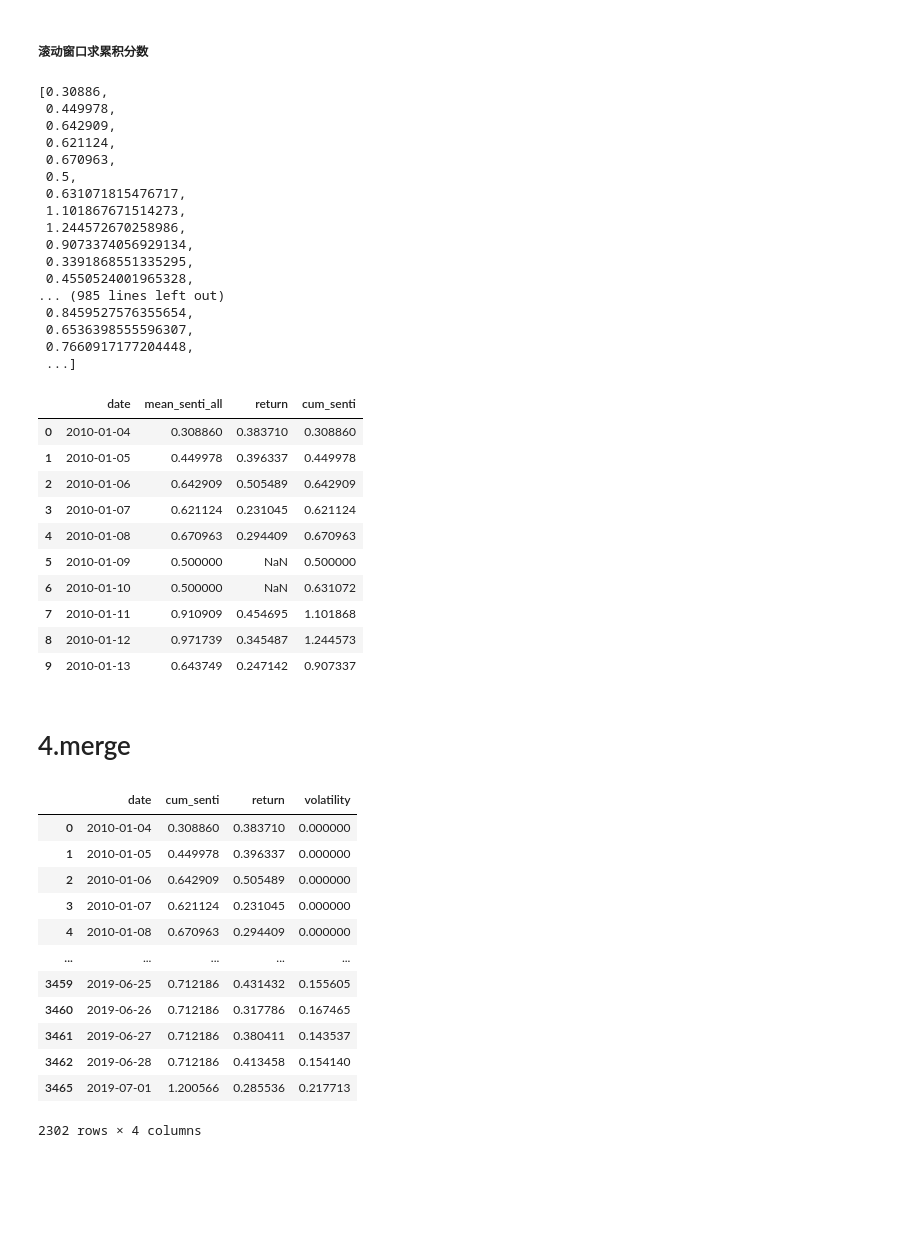
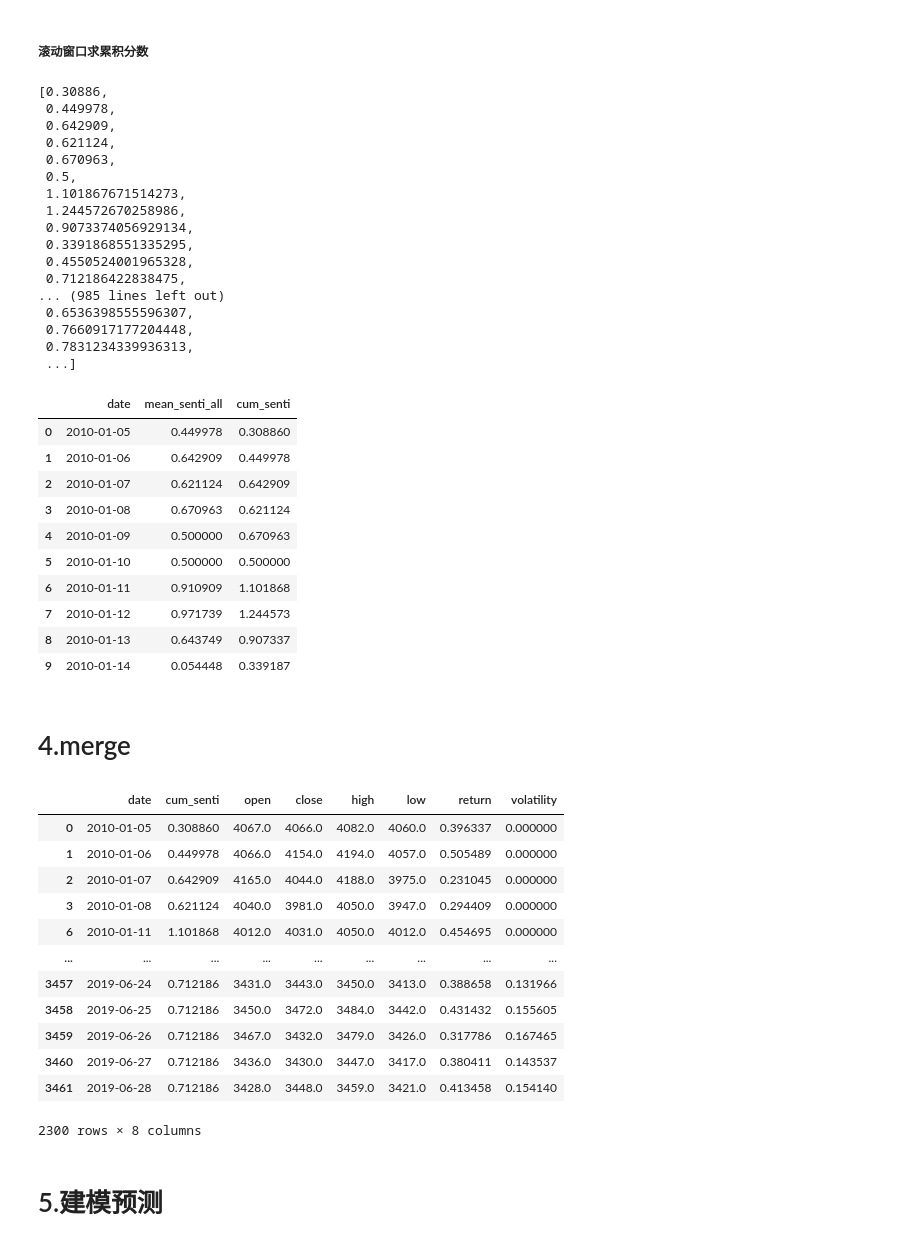
Before and after one commit to JAYING-L/forecast, a Jupyter notebook: VMD_Bilstm_A0.ipynb, the cells around one changed output. Drawn from its saved outputs; the diff is of its cells as text; code cells hidden in the pictures; blank space fills up the shorter version.

```diff
--- a/VMD_Bilstm_A0.ipynb
+++ b/VMD_Bilstm_A0.ipynb
@@ -376,6 +376,6 @@ text
 ##### 创建固定长度的连续时间序列
 # %%
 #创建对应日期数组,创建固定长度的日期索引
-senti_date=pd.date_range('20100104','20190701')
+senti_date=pd.date_range('20100105','20190630')
 senti_date
 # %% [output]
@@ -477,52 +477,58 @@ Cumulated(cum_senti)
  0.621124,
  0.670963,
  0.5,
- 0.631071815476717,
  1.101867671514273,
  1.244572670258986,
  0.9073374056929134,
  0.3391868551335295,
  0.4550524001965328,
+ 0.712186422838475,
 ... (985 lines left out)
- 0.8459527576355654,
  0.6536398555596307,
  0.7660917177204448,
+ 0.7831234339936313,
  ...]
 # %%
 senti['cum_senti']=Cumulated(cum_senti)
 senti.head(10)
 # %% [output]
-|  | date | mean_senti_all | return | cum_senti |
-| 0 | 2010-01-04 | 0.308860 | 0.383710 | 0.308860 |
-| 1 | 2010-01-05 | 0.449978 | 0.396337 | 0.449978 |
-| 2 | 2010-01-06 | 0.642909 | 0.505489 | 0.642909 |
-| 3 | 2010-01-07 | 0.621124 | 0.231045 | 0.621124 |
-| 4 | 2010-01-08 | 0.670963 | 0.294409 | 0.670963 |
-| 5 | 2010-01-09 | 0.500000 | NaN | 0.500000 |
-| 6 | 2010-01-10 | 0.500000 | NaN | 0.631072 |
-| 7 | 2010-01-11 | 0.910909 | 0.454695 | 1.101868 |
-| 8 | 2010-01-12 | 0.971739 | 0.345487 | 1.244573 |
-| 9 | 2010-01-13 | 0.643749 | 0.247142 | 0.907337 |
+|  | date | mean_senti_all | cum_senti |
+| 0 | 2010-01-05 | 0.449978 | 0.308860 |
+| 1 | 2010-01-06 | 0.642909 | 0.449978 |
+| 2 | 2010-01-07 | 0.621124 | 0.642909 |
+| 3 | 2010-01-08 | 0.670963 | 0.621124 |
+| 4 | 2010-01-09 | 0.500000 | 0.670963 |
+| 5 | 2010-01-10 | 0.500000 | 0.500000 |
+| 6 | 2010-01-11 | 0.910909 | 1.101868 |
+| 7 | 2010-01-12 | 0.971739 | 1.244573 |
+| 8 | 2010-01-13 | 0.643749 | 0.907337 |
+| 9 | 2010-01-14 | 0.054448 | 0.339187 |
 # %% [markdown]
 # 4.merge
 # %%
 senti['return']=senti['date'].map(dict(zip(Data['date'],Data['return'])))
 senti['volatility']=senti['date'].map(dict(zip(Data['date'],Data['volatility'])))
+senti['close']=senti['date'].map(dict(zip(Data['date'],Data['close'])))
+senti['open']=senti['date'].map(dict(zip(Data['date'],Data['open'])))
+senti['high']=senti['date'].map(dict(zip(Data['date'],Data['high'])))
+senti['low']=senti['date'].map(dict(zip(Data['date'],Data['low'])))
 merge=senti.drop('mean_senti_all',axis=1).dropna(axis=0)
-order=['date','cum_senti','return','volatility']
+order=['date','cum_senti','open','close','high','low','return','volatility']
 merge=merge[order]
 merge
 # %% [output]
-|  | date | cum_senti | return | volatility |
-| 0 | 2010-01-04 | 0.308860 | 0.383710 | 0.000000 |
-| 1 | 2010-01-05 | 0.449978 | 0.396337 | 0.000000 |
-| 2 | 2010-01-06 | 0.642909 | 0.505489 | 0.000000 |
-| 3 | 2010-01-07 | 0.621124 | 0.231045 | 0.000000 |
-| 4 | 2010-01-08 | 0.670963 | 0.294409 | 0.000000 |
-| ... | ... | ... | ... | ... |
-| 3459 | 2019-06-25 | 0.712186 | 0.431432 | 0.155605 |
-| 3460 | 2019-06-26 | 0.712186 | 0.317786 | 0.167465 |
-| 3461 | 2019-06-27 | 0.712186 | 0.380411 | 0.143537 |
-| 3462 | 2019-06-28 | 0.712186 | 0.413458 | 0.154140 |
-| 3465 | 2019-07-01 | 1.200566 | 0.285536 | 0.217713 |
+|  | date | cum_senti | open | close | high | low | return | volatility |
+| 0 | 2010-01-05 | 0.308860 | 4067.0 | 4066.0 | 4082.0 | 4060.0 | 0.396337 | 0.000000 |
+| 1 | 2010-01-06 | 0.449978 | 4066.0 | 4154.0 | 4194.0 | 4057.0 | 0.505489 | 0.000000 |
+| 2 | 2010-01-07 | 0.642909 | 4165.0 | 4044.0 | 4188.0 | 3975.0 | 0.231045 | 0.000000 |
+| 3 | 2010-01-08 | 0.621124 | 4040.0 | 3981.0 | 4050.0 | 3947.0 | 0.294409 | 0.000000 |
+| 6 | 2010-01-11 | 1.101868 | 4012.0 | 4031.0 | 4050.0 | 4012.0 | 0.454695 | 0.000000 |
+| ... | ... | ... | ... | ... | ... | ... | ... | ... |
+| 3457 | 2019-06-24 | 0.712186 | 3431.0 | 3443.0 | 3450.0 | 3413.0 | 0.388658 | 0.131966 |
+| 3458 | 2019-06-25 | 0.712186 | 3450.0 | 3472.0 | 3484.0 | 3442.0 | 0.431432 | 0.155605 |
+| 3459 | 2019-06-26 | 0.712186 | 3467.0 | 3432.0 | 3479.0 | 3426.0 | 0.317786 | 0.167465 |
+| 3460 | 2019-06-27 | 0.712186 | 3436.0 | 3430.0 | 3447.0 | 3417.0 | 0.380411 | 0.143537 |
+| 3461 | 2019-06-28 | 0.712186 | 3428.0 | 3448.0 | 3459.0 | 3421.0 | 0.413458 | 0.154140 |
-2302 rows × 4 columns
+2300 rows × 8 columns
+# %% [markdown]
+# 5.建模预测
```
Also changed, not shown: parts of 12 cells of this notebook.
